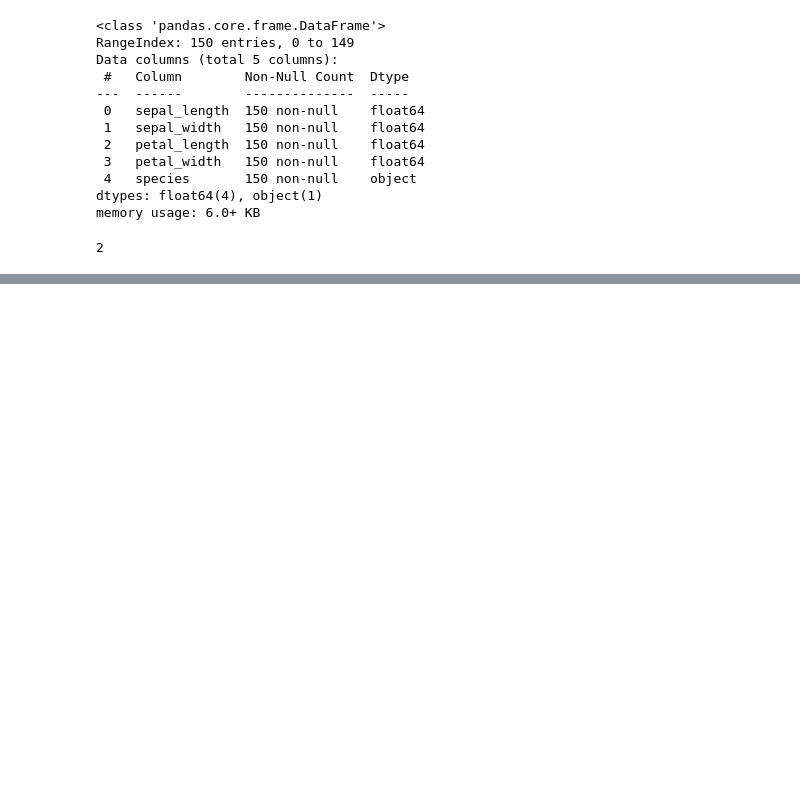
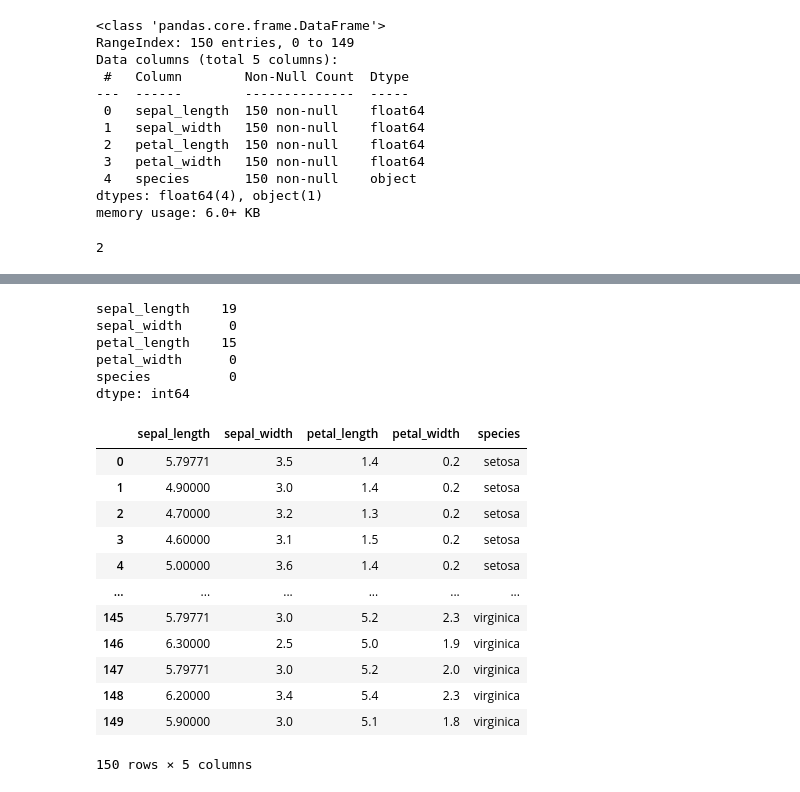
Before and after one commit to kuvaladitya/learning, a Jupyter notebook: L9.ipynb, the cells around one changed output, grey strips where cells are left out. Saved outputs shown, nothing was run; the diff lists cells and outputs as text; code cells hidden in the pictures; blank space fills up the shorter version.

```diff
--- a/L9.ipynb
+++ b/L9.ipynb
@@ -268,0 +477,2 @@ array([[ 20, 142, 124, 148],
+# %%
+iris['sepal_length'][nan_index] = np.nan
@@ -268,0 +494,3 @@ array([[ 20, 142, 124, 148],
+# %%
+nan_index = np.random.randint(0, 150, size=15)
+nan_index
@@ -268,0 +500,2 @@ array([[ 20, 142, 124, 148],
+# %%
+iris['petal_length'][nan_index] = np.nan
@@ -268,0 +517,27 @@ array([[ 20, 142, 124, 148],
+# %%
+iris.isna().sum()
+# %% [output]
+sepal_length    19
+sepal_width      0
+petal_length    15
+petal_width      0
+species          0
+dtype: int64
+# %%
+ iris['sepal_length'].fillna(iris['sepal_length'].mean(), inplace=True)
+# %%
+iris
+# %% [output]
+|  | sepal_length | sepal_width | petal_length | petal_width | species |
+| 0 | 5.79771 | 3.5 | 1.4 | 0.2 | setosa |
+| 1 | 4.90000 | 3.0 | 1.4 | 0.2 | setosa |
+| 2 | 4.70000 | 3.2 | 1.3 | 0.2 | setosa |
+| 3 | 4.60000 | 3.1 | 1.5 | 0.2 | setosa |
+| 4 | 5.00000 | 3.6 | 1.4 | 0.2 | setosa |
+| ... | ... | ... | ... | ... | ... |
+| 145 | 5.79771 | 3.0 | 5.2 | 2.3 | virginica |
+| 146 | 6.30000 | 2.5 | 5.0 | 1.9 | virginica |
+| 147 | 5.79771 | 3.0 | 5.2 | 2.0 | virginica |
+| 148 | 6.20000 | 3.4 | 5.4 | 2.3 | virginica |
+| 149 | 5.90000 | 3.0 | 5.1 | 1.8 | virginica |
+150 rows × 5 columns
```
Also changed, not shown: parts of 62 cells of this notebook, 6 other files.
